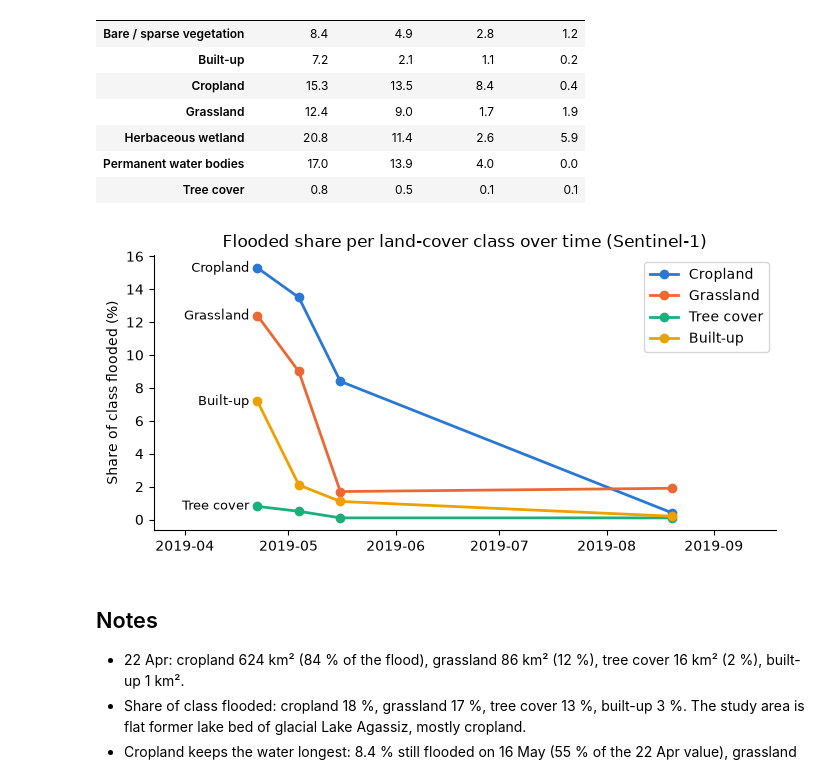
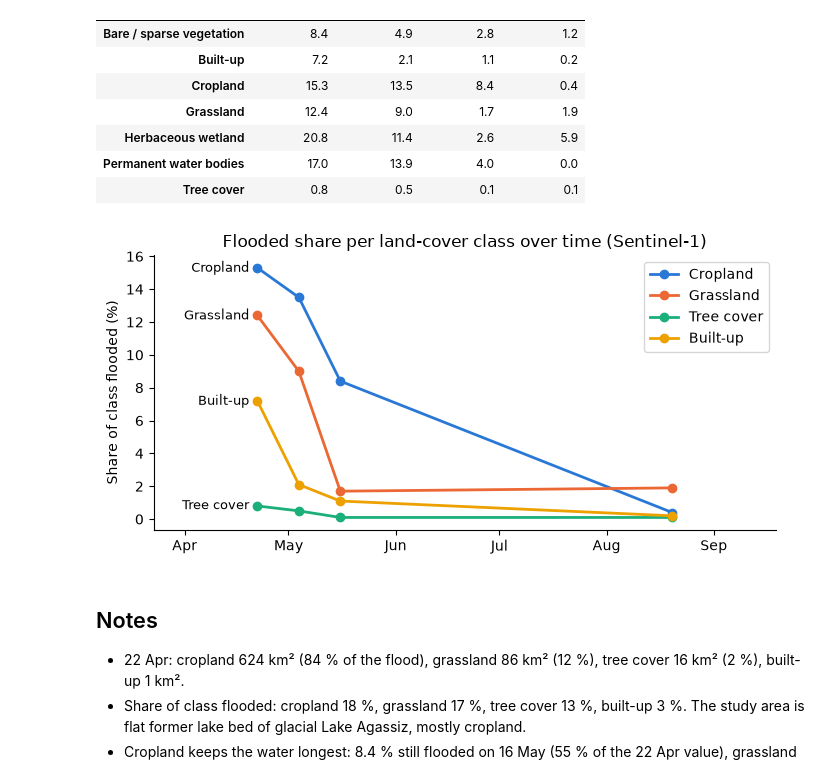
Before and after one commit to 0-Seby/earth-observation, a Jupyter notebook: notebooks/04_landcover.ipynb, the cells around one changed output. Drawn from its saved outputs; the diff is of its cells as text; code cells hidden in the pictures.

```diff
--- a/notebooks/04_landcover.ipynb
+++ b/notebooks/04_landcover.ipynb
@@ -121,23 +121,25 @@ retention.pivot(index="class", columns="date", values="class_flooded_%")
 # %%
 main_classes = ["Cropland", "Grassland", "Tree cover", "Built-up"]
 colors = ["#2a78d6", "#eb6834", "#1baf7a", "#eda100"]
 
 fig, ax = plt.subplots(figsize=(7, 3.5))
 for name, color in zip(main_classes, colors):
     rows = retention.loc[retention["class"] == name]
     ax.plot(pd.to_datetime(rows["date"]), rows["class_flooded_%"], marker="o", color=color, linewidth=2, label=name)
     first_point = (mdates.datestr2num(rows["date"].iloc[0]), rows["class_flooded_%"].iloc[0])
     ax.annotate(name, first_point, xytext=(-6, 0),
                 textcoords="offset points", ha="right", va="center", fontsize=9)
 ax.set_ylabel("Share of class flooded (%)")
+ax.xaxis.set_major_locator(mdates.MonthLocator())
+ax.xaxis.set_major_formatter(mdates.DateFormatter("%b"))
 ax.set_title("Flooded share per land-cover class over time (Sentinel-1)")
 ax.spines[["top", "right"]].set_visible(False)
 ax.margins(x=0.25)
 ax.legend()
 fig.tight_layout()
 fig.savefig(cfg.FIGURES / "flooded_landcover_timeline.png", dpi=200)
 # %% [output]
-[figure, old version]
+[figure, new version]
 # %% [markdown]
 ## Notes
 - 22 Apr: cropland 624 km² (84 % of the flood), grassland 86 km² (12 %), tree cover 16 km² (2 %), built-up 1 km².
```
Also changed, not shown: 3 other files.
